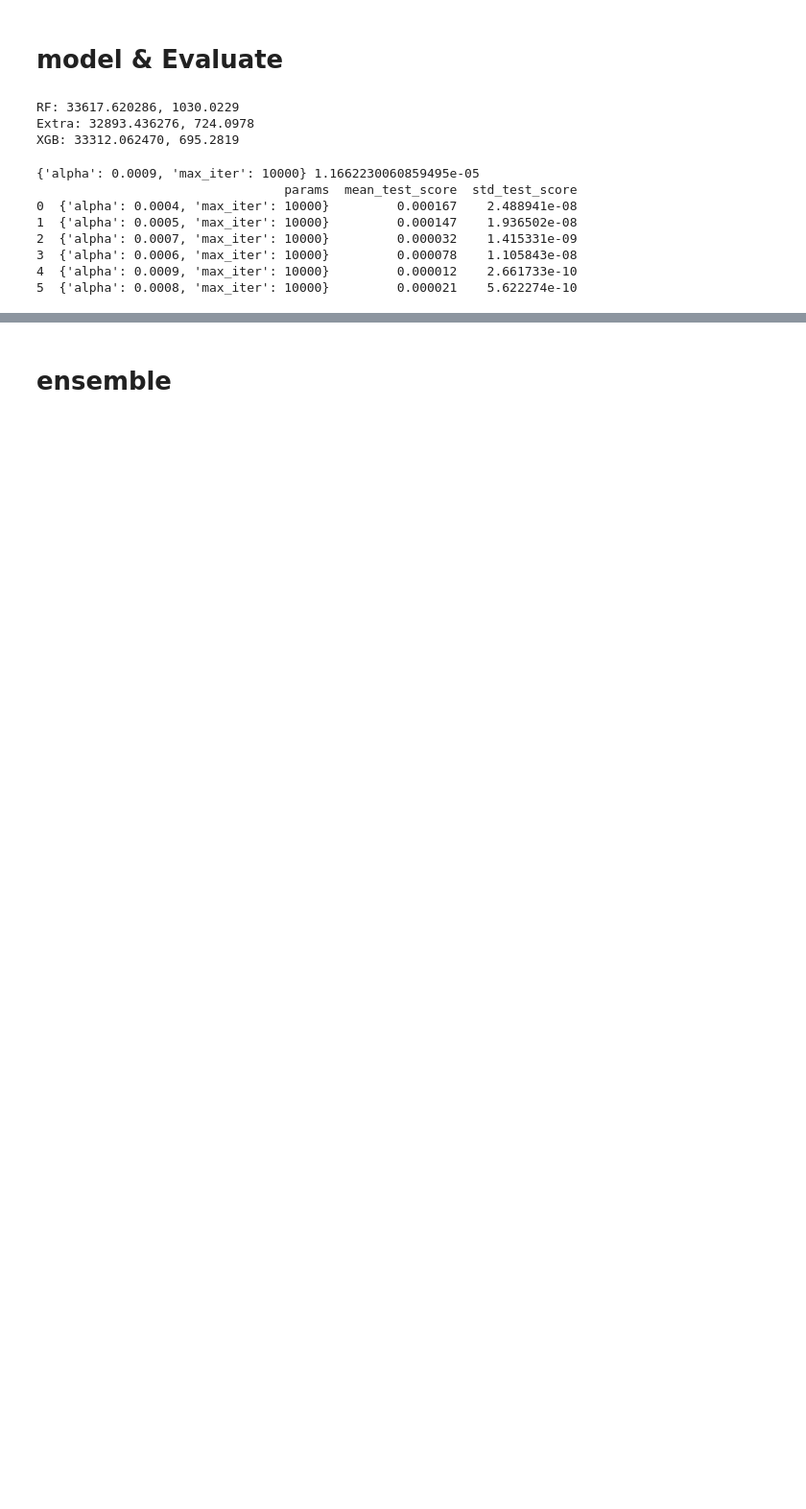
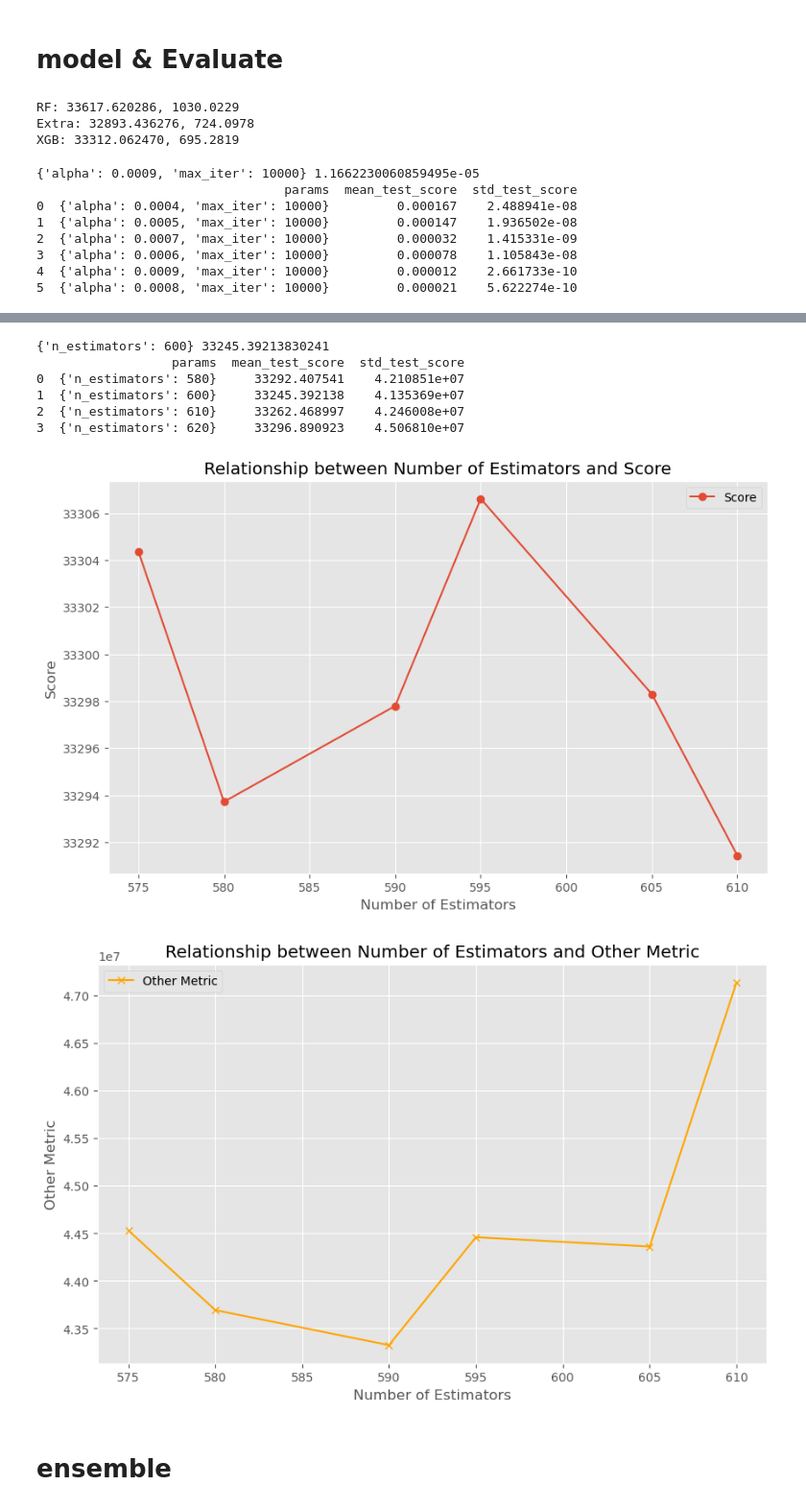
Before and after one commit to mo11om/lu_ml_course, a Jupyter notebook: sldl-mini-project-1/main.ipynb, the cells around one changed output, grey strips where cells are left out. Shown at 96% size. Cells and saved outputs as stored; diff of their text form; code cells hidden in the pictures; blank space fills up the shorter version.

```diff
--- a/sldl-mini-project-1/main.ipynb
+++ b/sldl-mini-project-1/main.ipynb
@@ -177,3 +366,49 @@ grid(RandomForestRegressor()).grid_get(full,train['單價元平方公尺'],{'n_e
+# %%
+grid(RandomForestRegressor()).grid_get(full,train['單價元平方公尺'],{'n_estimators': [580,600,610,620]})
+# %% [output]
+{'n_estimators': 600} 33245.39213830241
+                  params  mean_test_score  std_test_score
+0  {'n_estimators': 580}     33292.407541    4.210851e+07
+1  {'n_estimators': 600}     33245.392138    4.135369e+07
+2  {'n_estimators': 610}     33262.468997    4.246008e+07
+3  {'n_estimators': 620}     33296.890923    4.506810e+07
+# %%
+import matplotlib.pyplot as plt
+import pandas as pd
+
+# Creating a DataFrame from the provided data
+data = {
+    'n_estimators': [575, 590, 610, 580, 595, 605],
+    'Score': [33304.366791, 33297.796335, 33291.430575, 33293.723166, 33306.608528, 33298.303194],
+    'Other_Metric': [4.453154e+07, 4.332431e+07, 4.714231e+07, 4.369269e+07, 4.446025e+07, 4.436202e+07]
+}
+
+df = pd.DataFrame(data)
+
+# Sorting the DataFrame by 'n_estimators'
+df_sorted = df.sort_values(by='n_estimators')
+
+# Plotting the relationship for the sorted data
+plt.figure(figsize=(10, 6))
+plt.plot(df_sorted['n_estimators'], df_sorted['Score'], marker='o', label='Score')
+plt.xlabel('Number of Estimators')
+plt.ylabel('Score')
+plt.title('Relationship between Number of Estimators and Score')
+plt.legend()
+plt.grid(True)
+plt.show()
+
+plt.figure(figsize=(10, 6))
+plt.plot(df_sorted['n_estimators'], df_sorted['Other_Metric'], marker='x', label='Other Metric', color='orange')
+plt.xlabel('Number of Estimators')
+plt.ylabel('Other Metric')
+plt.title('Relationship between Number of Estimators and Other Metric')
+plt.legend()
+plt.grid(True)
+plt.show()
+# %% [output]
+[figure, added]
+[figure, added]
 # %% [markdown]
 # ensemble
 # %%
```
Also changed, not shown: parts of 16 cells of this notebook.
